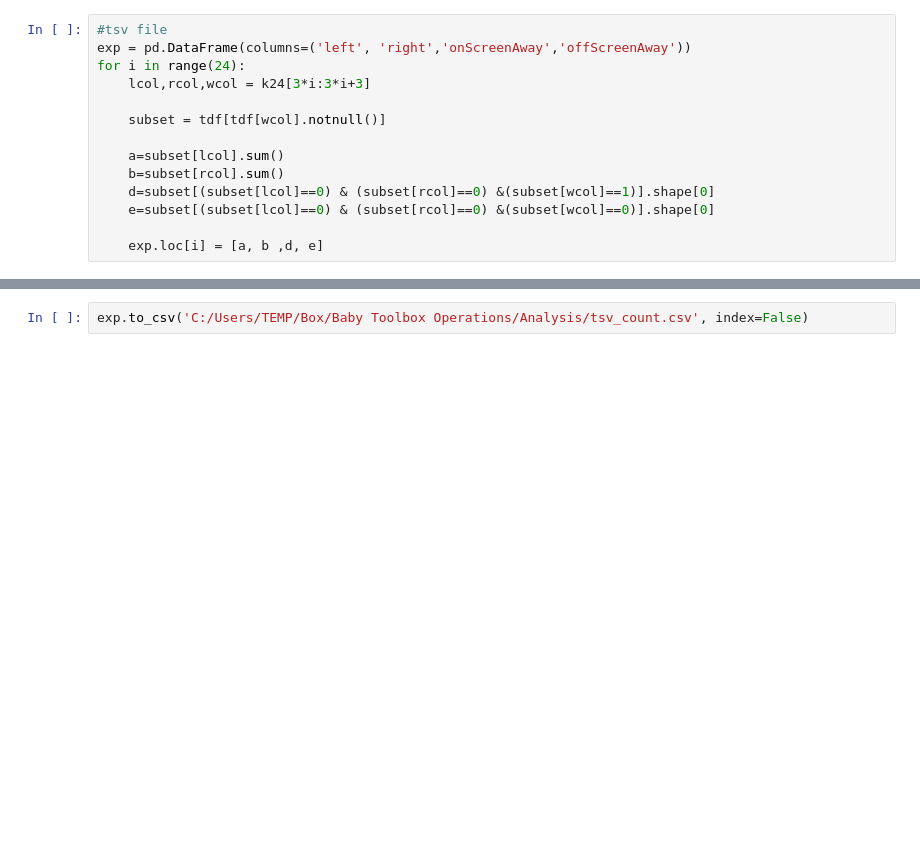
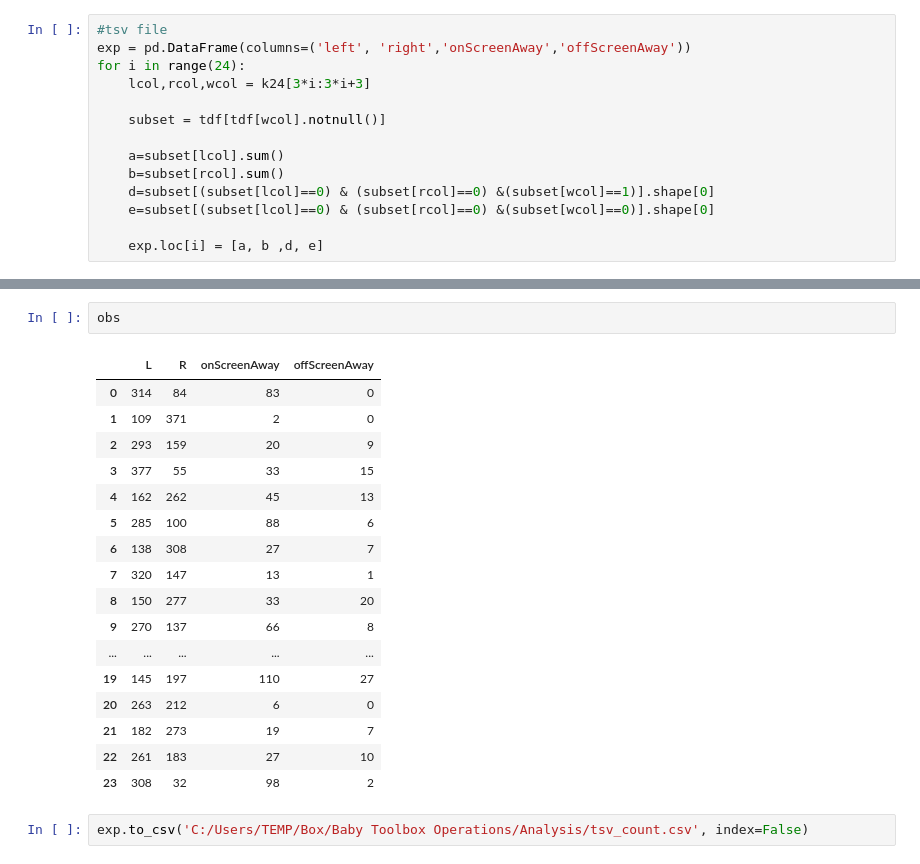
Before and after one commit to tianchu-shu/NWMSS, a Jupyter notebook: gaze.ipynb, the cells around one changed output, grey strips where cells are left out. Cells and saved outputs as stored; diff of their text form; blank space fills up the shorter version.

```diff
--- a/gaze.ipynb
+++ b/gaze.ipynb
@@ -181,3 +192,23 @@ for i in range(24):
+# %%
+obs
+# %% [output]
+|  | L | R | onScreenAway | offScreenAway |
+| 0 | 314 | 84 | 83 | 0 |
+| 1 | 109 | 371 | 2 | 0 |
+| 2 | 293 | 159 | 20 | 9 |
+| 3 | 377 | 55 | 33 | 15 |
+| 4 | 162 | 262 | 45 | 13 |
+| 5 | 285 | 100 | 88 | 6 |
+| 6 | 138 | 308 | 27 | 7 |
+| 7 | 320 | 147 | 13 | 1 |
+| 8 | 150 | 277 | 33 | 20 |
+| 9 | 270 | 137 | 66 | 8 |
+| ... | ... | ... | ... | ... |
+| 19 | 145 | 197 | 110 | 27 |
+| 20 | 263 | 212 | 6 | 0 |
+| 21 | 182 | 273 | 19 | 7 |
+| 22 | 261 | 183 | 27 | 10 |
+| 23 | 308 | 32 | 98 | 2 |
 # %%
 exp.to_csv('C:/Users/TEMP/Box/Baby Toolbox Operations/Analysis/tsv_count.csv', index=False)
 # %%
```
Also changed, not shown: parts of 19 cells of this notebook.
